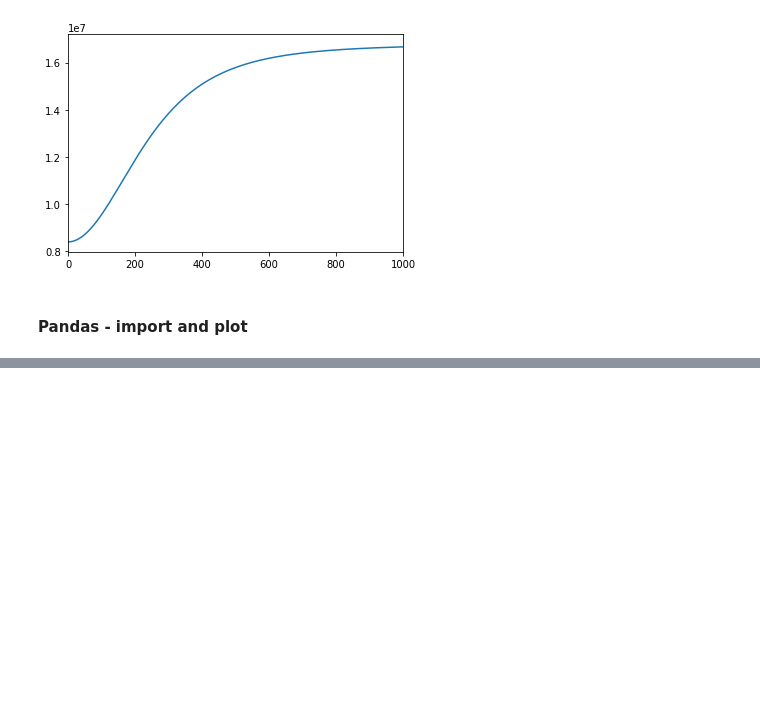
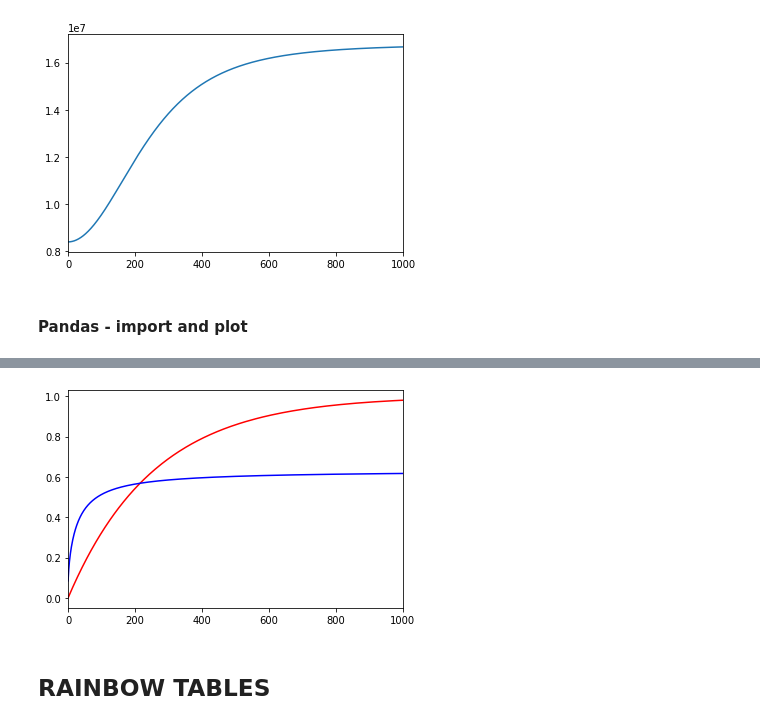
Before and after one commit to AsgeDarr/02255_tmto, a Jupyter notebook: ex_1.ipynb, the cells around one changed output, grey strips where cells are left out. Saved outputs shown, nothing was run; the diff lists cells and outputs as text; code cells hidden in the pictures; blank space fills up the shorter version.

Commit message:
helmann tables added

```diff
--- a/ex_1.ipynb
+++ b/ex_1.ipynb
@@ -92,3 +127,14 @@ FileNotFoundError: [Errno 2] File b'exercise3/cmake-build-debug/hellman.csv' doe
+# %%
+
+plt.plot(uniqueHellman, 'r') # plotting t, a separately
+plt.plot(result, 'b')
+plt.xlim(right=1000)
+plt.xlim(left=0)
+plt.show()
+# %% [output]
+[figure, added]
+# %% [markdown]
+## RAINBOW TABLES
 # %%
 import numpy as np
 import pandas as pd
```
Also changed, not shown: parts of 10 cells of this notebook.
